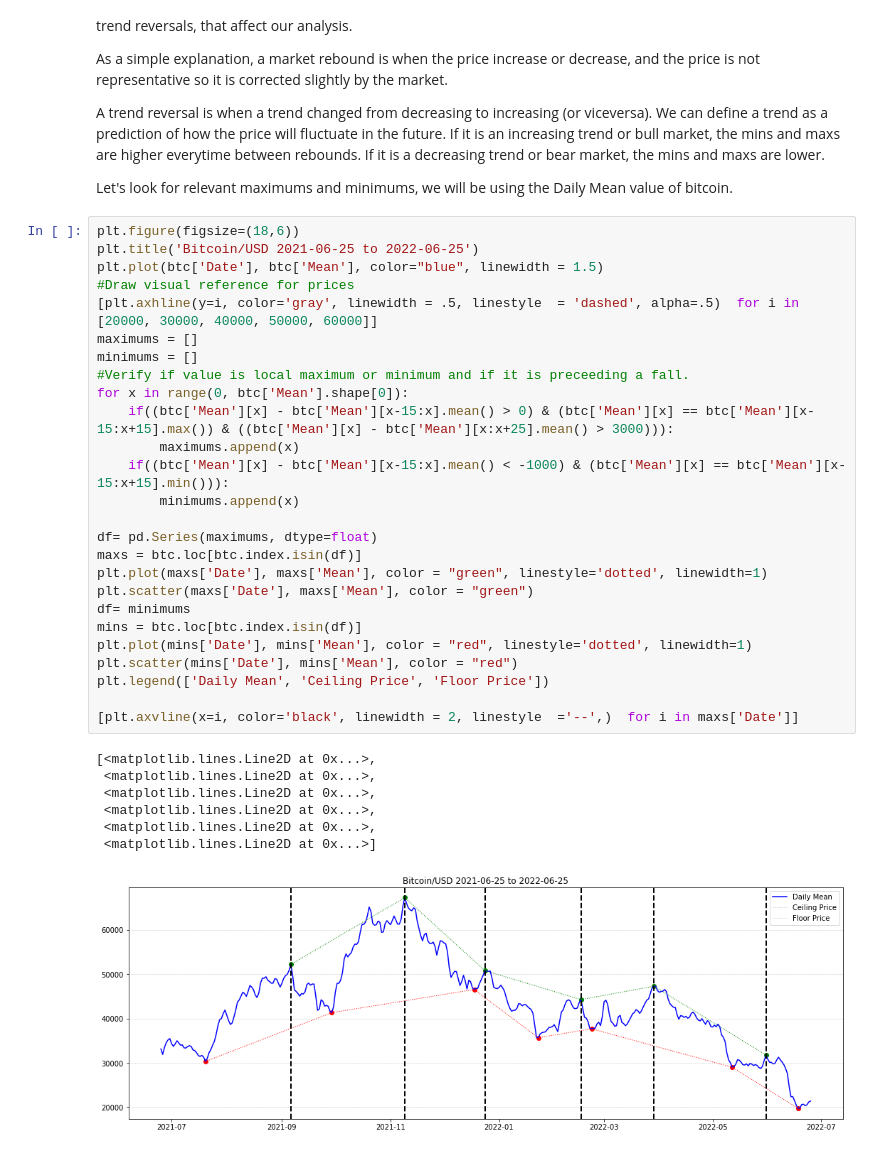
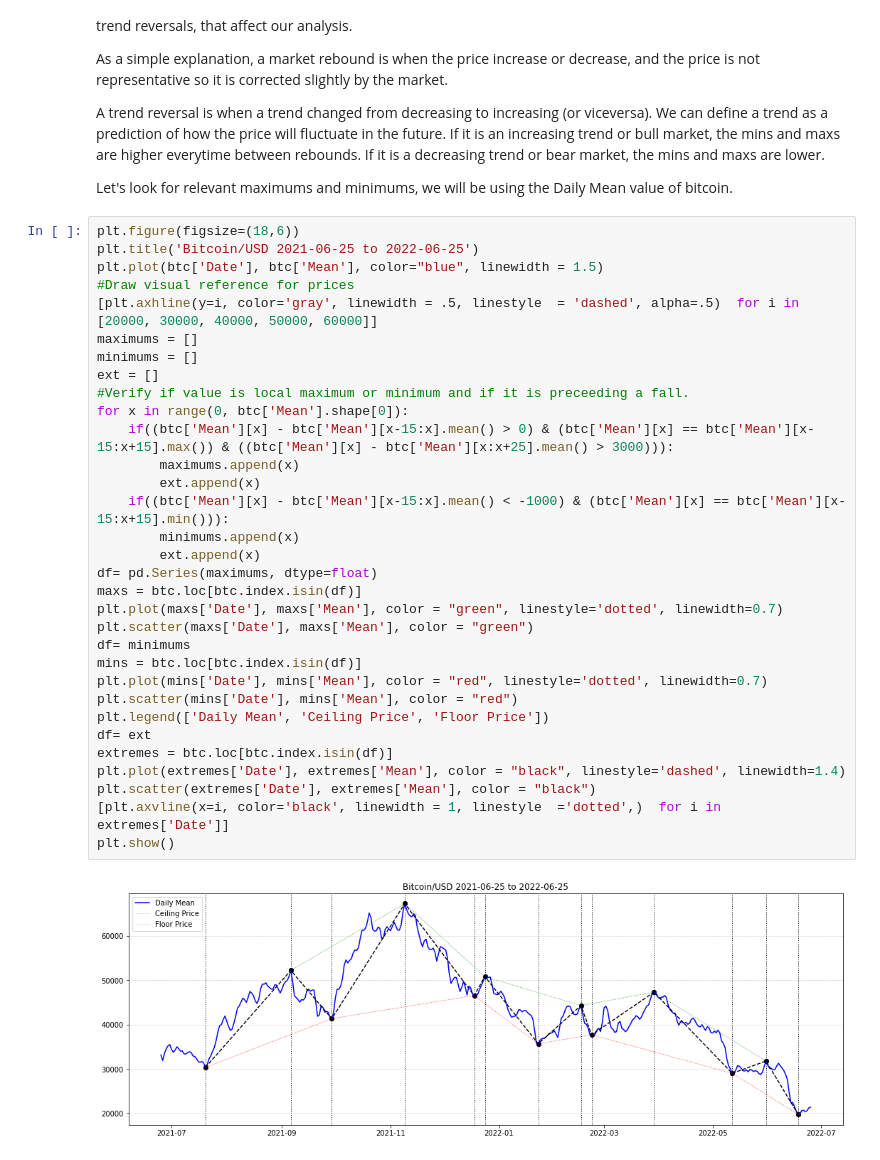
Before and after one commit to lucacastro/Portfolio, a Jupyter notebook: bitcoin-python-case-study/python-bitcoin-case-study.ipynb, the cells around one changed output. Drawn from its saved outputs; the diff is of its cells as text.

```diff
--- a/bitcoin-python-case-study/python-bitcoin-case-study.ipynb
+++ b/bitcoin-python-case-study/python-bitcoin-case-study.ipynb
@@ -73,35 +79,35 @@ Let's look for relevant maximums and minimums, we will be using the Daily Mean v
 # %%
 plt.figure(figsize=(18,6))
 plt.title('Bitcoin/USD 2021-06-25 to 2022-06-25')
 plt.plot(btc['Date'], btc['Mean'], color="blue", linewidth = 1.5)
 #Draw visual reference for prices
 [plt.axhline(y=i, color='gray', linewidth = .5, linestyle  = 'dashed', alpha=.5)  for i in [20000, 30000, 40000, 50000, 60000]]
 maximums = []
 minimums = []
+ext = []
 #Verify if value is local maximum or minimum and if it is preceeding a fall.
 for x in range(0, btc['Mean'].shape[0]):
     if((btc['Mean'][x] - btc['Mean'][x-15:x].mean() > 0) & (btc['Mean'][x] == btc['Mean'][x-15:x+15].max()) & ((btc['Mean'][x] - btc['Mean'][x:x+25].mean() > 3000))):
         maximums.append(x)
+        ext.append(x)
     if((btc['Mean'][x] - btc['Mean'][x-15:x].mean() < -1000) & (btc['Mean'][x] == btc['Mean'][x-15:x+15].min())):
         minimums.append(x)
-
+        ext.append(x)
 df= pd.Series(maximums, dtype=float)
 maxs = btc.loc[btc.index.isin(df)]
-plt.plot(maxs['Date'], maxs['Mean'], color = "green", linestyle='dotted', linewidth=1)
+plt.plot(maxs['Date'], maxs['Mean'], color = "green", linestyle='dotted', linewidth=0.7)
 plt.scatter(maxs['Date'], maxs['Mean'], color = "green")
 df= minimums
 mins = btc.loc[btc.index.isin(df)]
-plt.plot(mins['Date'], mins['Mean'], color = "red", linestyle='dotted', linewidth=1)
+plt.plot(mins['Date'], mins['Mean'], color = "red", linestyle='dotted', linewidth=0.7)
 plt.scatter(mins['Date'], mins['Mean'], color = "red")
 plt.legend(['Daily Mean', 'Ceiling Price', 'Floor Price'])
-
-[plt.axvline(x=i, color='black', linewidth = 2, linestyle  ='--',)  for i in maxs['Date']]
+df= ext
+extremes = btc.loc[btc.index.isin(df)]
+plt.plot(extremes['Date'], extremes['Mean'], color = "black", linestyle='dashed', linewidth=1.4)
+plt.scatter(extremes['Date'], extremes['Mean'], color = "black")
+[plt.axvline(x=i, color='black', linewidth = 1, linestyle  ='dotted',)  for i in extremes['Date']]
+plt.show()
 # %% [output]
-[<matplotlib.lines.Line2D at 0x...>,
- <matplotlib.lines.Line2D at 0x...>,
- <matplotlib.lines.Line2D at 0x...>,
- <matplotlib.lines.Line2D at 0x...>,
- <matplotlib.lines.Line2D at 0x...>,
- <matplotlib.lines.Line2D at 0x...>]
-[figure, old version]
+[figure, new version]
 # %% [markdown]
```
Also changed, not shown: parts of 14 cells of this notebook.
